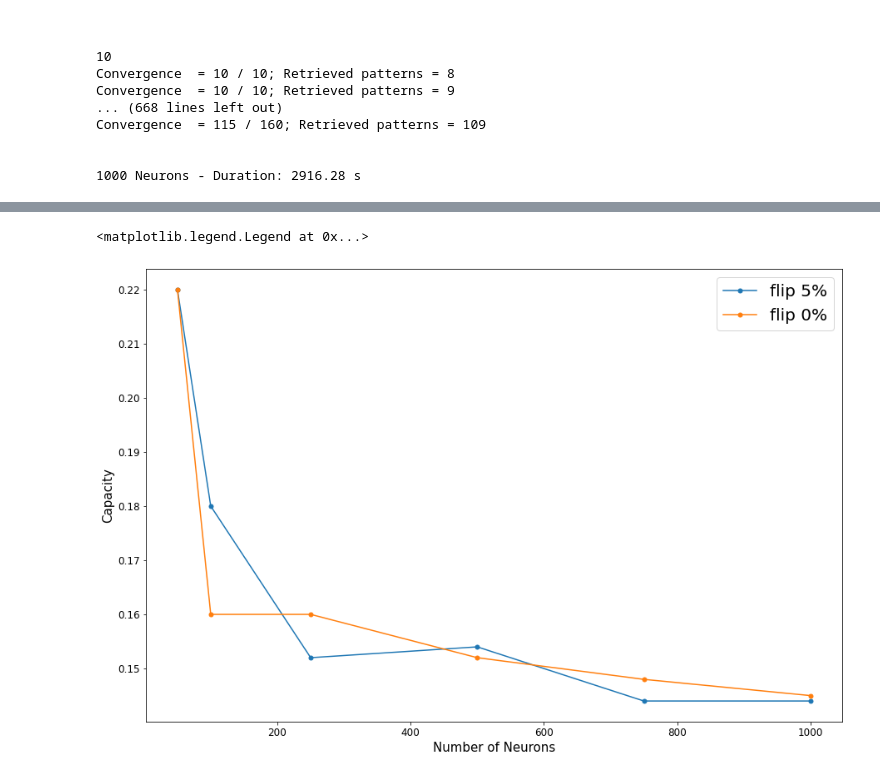
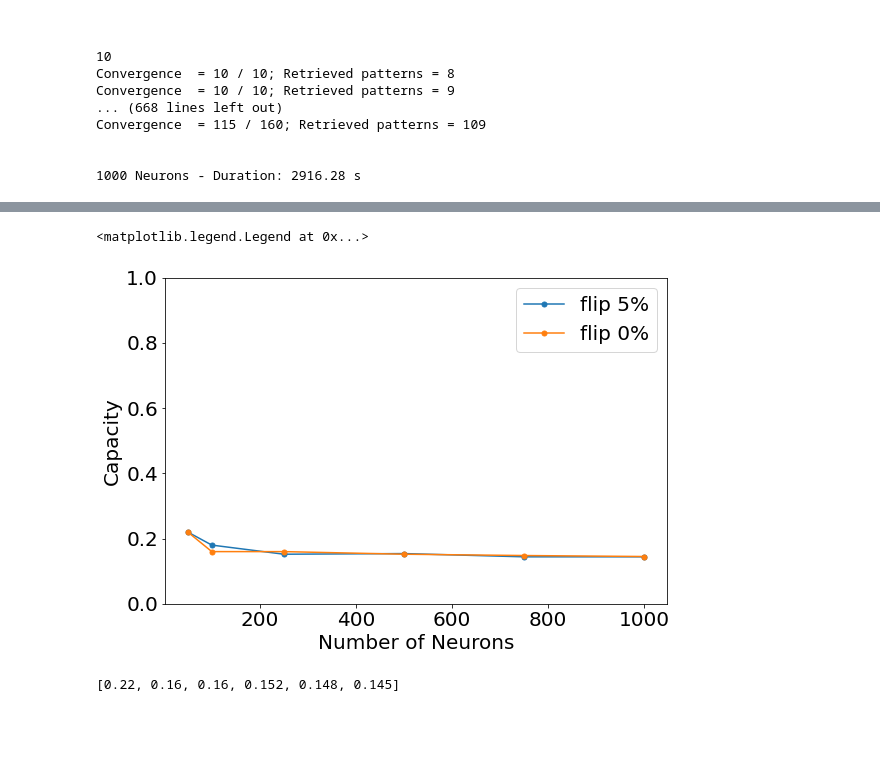
Before and after one commit to martimlisboa/BMNN-Miniproject, a Jupyter notebook: Part 1.ipynb, the cells around one changed output, grey strips where cells are left out. Saved outputs shown, nothing was run; the diff lists cells and outputs as text; code cells hidden in the pictures; blank space fills up the shorter version.

```diff
--- a/Part 1.ipynb
+++ b/Part 1.ipynb
@@ -7,8 +7,8 @@ import matplotlib.pyplot as plt
 import numpy as np
 from neurodynex3.hopfield_network import network, pattern_tools, plot_tools
 import pickle
-plt.rcParams['font.size'] = 12.
-plt.rc('axes', labelsize=15)
+plt.rcParams['font.size'] = 20.
+plt.rc('axes', labelsize=20)
 # %%
 N = 300; #Number of binary nodes
 M = 10; #Number of Patterns
@@ -662,13 +662,18 @@ plt.show()
 # %%
-fig = plt.figure(figsize = (15,10))
+fig = plt.figure(figsize = (9,6))
+plt.ylim([0,1.])
 r = 1/np.arange(50,1000,1);
 plt.plot(_Network_Neuron_Numbers,_Capacities,'.-',markersize = 10,label = "flip 5%")
 plt.plot(_Network_Neuron_Numbers_0,_Capacities_0,'.-',markersize = 10,label = "flip 0%")
 #plt.plot(np.arange(50,1000,1),r+0.15)
 #plt.plot(n_range,theo_cps)
 plt.xlabel('Number of Neurons')
 plt.ylabel('Capacity')
 plt.legend(fontsize= 20)
 # %% [output]
 <matplotlib.legend.Legend at 0x...>
-[figure, old version]
+[figure, new version]
+# %%
+print(_Capacities_0)
+# %% [output]
+[0.22, 0.16, 0.16, 0.152, 0.148, 0.145]
```
Also changed, not shown: parts of 9 cells of this notebook, 7 other files.
